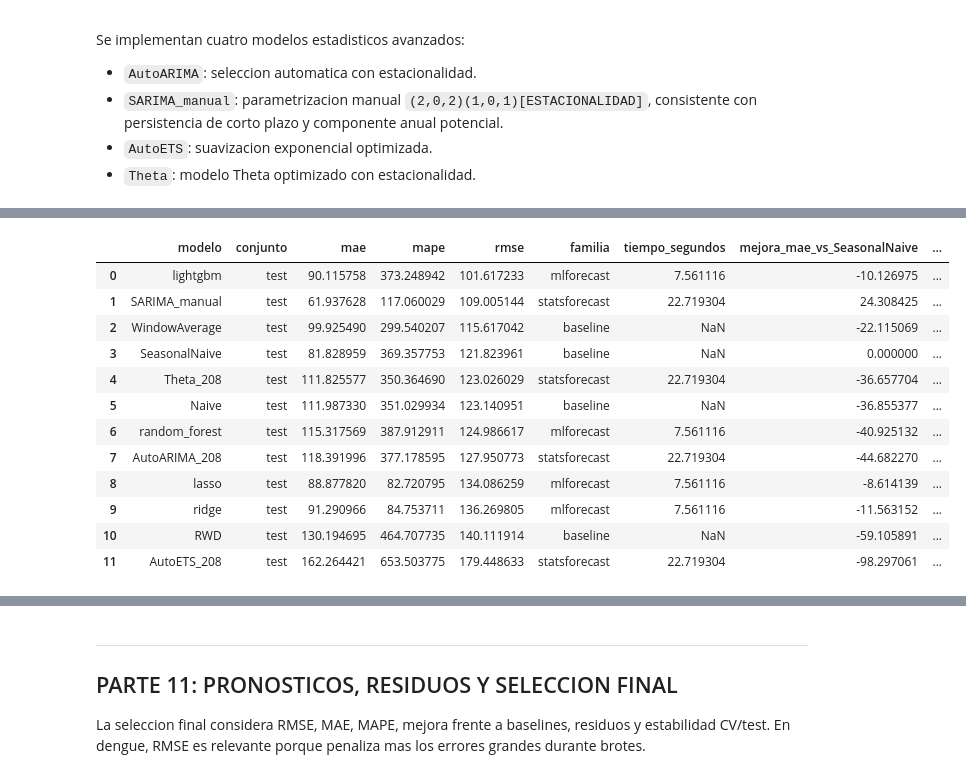
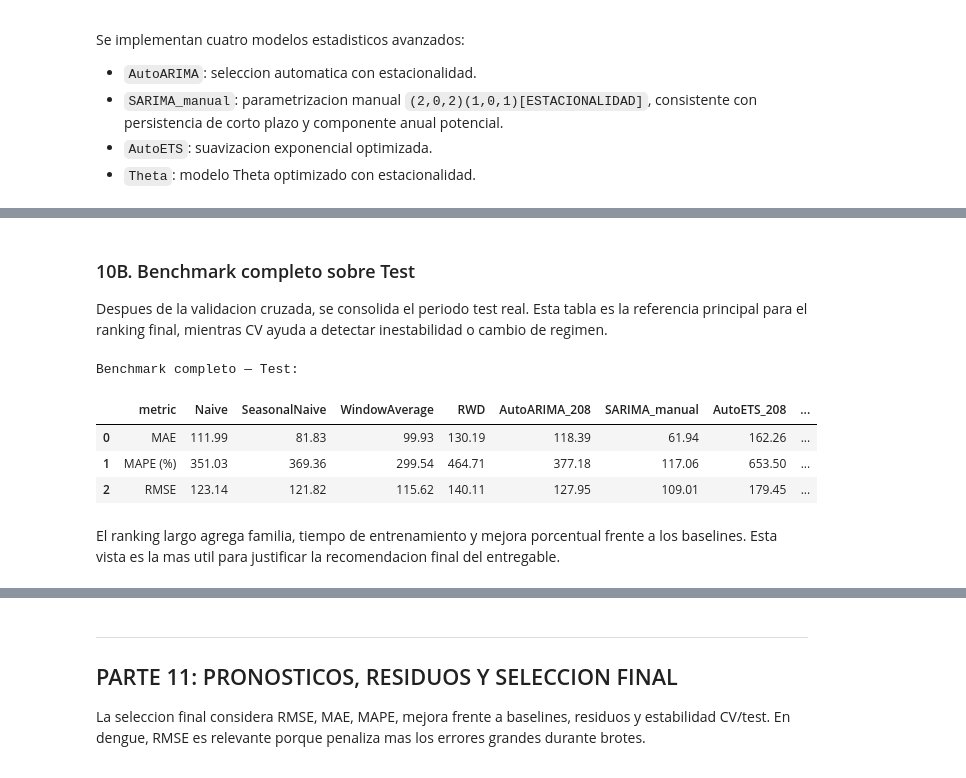
Before and after one commit to almeneses/series_temporales, a Jupyter notebook: proyecto_2/fase2_marko_david_alejandro_meneses.ipynb, the cells around one changed output, grey strips where cells are left out. Drawn from its saved outputs; the diff is of its cells as text; code cells hidden in the pictures.

```diff
--- a/proyecto_2/fase2_marko_david_alejandro_meneses.ipynb
+++ b/proyecto_2/fase2_marko_david_alejandro_meneses.ipynb
@@ -92,7 +92,8 @@ UNIQUE_ID = "dengue_cali"
 COLUMNA_FECHA = "fec_not"
 FRECUENCIA = "W-MON"
 FECHA_CORTE = "2020-01-01"
-ESTACIONALIDAD = 52*4
+ESTACIONALIDAD_ANUAL = 52
+ESTACIONALIDAD = ESTACIONALIDAD_ANUAL * 4
 SEED = 42
 
 MODELOS_BASELINE = ["Naive", "SeasonalNaive", "WindowAverage", "RWD"]
@@ -398,7 +399,7 @@ print(f"Primeros lags significativos PACF: {sig_pacf[:15]}")
 print("\nACF en rezagos de interes estacional:")
 display(tabla_acf_estacional(acf_vals))
 
-lags_sugeridos_ml = sorted(set([lag for lag in sig_pacf[:8] if lag <= 24] + [52]))
+lags_sugeridos_ml = sorted(set([lag for lag in sig_pacf[:8] if lag <= 24] + [ESTACIONALIDAD_ANUAL]))
 print(f"\nLags sugeridos por PACF + referencia anual: {lags_sugeridos_ml}")
 # %% [output]
 Resumen descriptivo de la serie imputada:
@@ -993,4 +1003,12 @@ Se entrenan cuatro modelos obligatorios: dos lineales regularizados y dos ensemb
 # %%
+FAMILIA_ML = {
+    "ridge": "ml_lineal",
+    "lasso": "ml_lineal",
+    "random_forest": "ml_ensemble_boosting",
+    "lightgbm": "ml_ensemble_boosting",
+}
+
+
 def evaluar_candidato_ml(nombre, modelo, train_ml, h=26, n_windows=3, step_size=26):
     """Evalua un candidato MLForecast por RMSE promedio en CV temporal."""
     fcst = crear_mlforecast({nombre: modelo})
@@ -1038,11 +1056,13 @@ def optimizar_modelos_ml(train_ml):
         mejor = min([f for f in filas if f["modelo"] == nombre], key=lambda x: x["rmse_cv"])
         mejores[nombre] = dict(opciones)[mejor["parametros"]]
 
-    return mejores, pd.DataFrame(filas).sort_values(["modelo", "rmse_cv"])
+    resultados = pd.DataFrame(filas)
+    resultados["familia"] = resultados["modelo"].map(FAMILIA_ML)
+    return mejores, resultados.sort_values(["familia", "modelo", "rmse_cv"])
 
 
 modelos_ml, resultados_tuning_ml = optimizar_modelos_ml(train_ml)
 print("Mejores hiperparametros por modelo:")
-display(resultados_tuning_ml.groupby("modelo").head(1))
+display(estilo_ranking_metricas(resultados_tuning_ml.groupby("modelo", sort=False).head(1), columnas=["rmse_cv"]))
 # %% [output]
 Mejores hiperparametros por modelo:
@@ -1146,45 +1284,50 @@ Folds (cutoffs): [Timestamp('2017-01-02 00:00:00'), Timestamp('2018-01-01 00:00:
+# %% [markdown]
+### 10B. Benchmark completo sobre Test
+
+Despues de la validacion cruzada, se consolida el periodo test real. Esta tabla es la referencia principal para el ranking final, mientras CV ayuda a detectar inestabilidad o cambio de regimen.
 # %%
 def agregar_mejoras_vs_baseline(metricas, baseline):
     """Agrega mejoras porcentuales frente a un baseline especifico."""
     metricas = metricas.copy()
     base = metricas.loc[metricas.modelo == baseline].iloc[0]
     for metrica in ["mae", "rmse", "mape"]:
         metricas[f"mejora_{metrica}_vs_{baseline}"] = (base[metrica] - metricas[metrica]) / base[metrica] * 100
     return metricas
 
 
 test_resultados = test.copy()
 for preds in [preds_baseline, preds_stats, preds_ml]:
     test_resultados = test_resultados.merge(preds, on=["unique_id", "ds"], how="left")
 
 modelos_todos = [c for c in test_resultados.columns if c not in ["unique_id", "ds", "y"]]
 test_resultados[modelos_todos] = test_resultados[modelos_todos].clip(lower=0)
 
+familia_modelo = {
+    **{modelo: "baseline" for modelo in modelos_baseline},
+    **{modelo: "statsforecast" for modelo in modelos_stats_col},
+    **FAMILIA_ML,
+}
+tiempo_modelo = {
+    **{modelo: np.nan for modelo in modelos_baseline},
+    **{modelo: tiempo_stats for modelo in modelos_stats_col},
+    **{modelo: tiempo_ml for modelo in modelos_ml_col},
+}
+
 metricas_test = calcular_metricas_pronostico(test_resultados, modelos_todos)
-metricas_test = metricas_test.merge(
-    pd.DataFrame({
-        "modelo": modelos_baseline + modelos_stats_col + modelos_ml_col,
-        "familia": ["baseline"] * len(modelos_baseline) + ["statsforecast"] * len(modelos_stats_col) + ["mlforecast"] * len(modelos_ml_col),
-        "tiempo_segundos": [np.nan] * len(modelos_baseline) + [tiempo_stats] * len(modelos_stats_col) + [tiempo_ml] * len(modelos_ml_col),
-    }),
-    on="modelo",
-    how="left",
-)
+metricas_test["familia"] = metricas_test["modelo"].map(familia_modelo)
+metricas_test["tiempo_segundos"] = metricas_test["modelo"].map(tiempo_modelo)
 metricas_test = agregar_mejoras_vs_baseline(metricas_test, "SeasonalNaive")
 metricas_test = agregar_mejoras_vs_baseline(metricas_test, "WindowAverage")
 
-display(metricas_test.sort_values("rmse"))
+print("Benchmark completo — Test:")
+display(evaluar_test_estilo(test_resultados, modelos_todos))
+
+graficar_rmse_modelos(metricas_test, "Ranking RMSE — Test")
 # %% [output]
+Benchmark completo — Test:
-|  | modelo | conjunto | mae | mape | rmse | familia | tiempo_segundos | mejora_mae_vs_SeasonalNaive | ... |
-| 0 | lightgbm | test | 90.115758 | 373.248942 | 101.617233 | mlforecast | 7.561116 | -10.126975 | ... |
-| 1 | SARIMA_manual | test | 61.937628 | 117.060029 | 109.005144 | statsforecast | 22.719304 | 24.308425 | ... |
-| 2 | WindowAverage | test | 99.925490 | 299.540207 | 115.617042 | baseline | NaN | -22.115069 | ... |
-| 3 | SeasonalNaive | test | 81.828959 | 369.357753 | 121.823961 | baseline | NaN | 0.000000 | ... |
-| 4 | Theta_208 | test | 111.825577 | 350.364690 | 123.026029 | statsforecast | 22.719304 | -36.657704 | ... |
-| 5 | Naive | test | 111.987330 | 351.029934 | 123.140951 | baseline | NaN | -36.855377 | ... |
-| 6 | random_forest | test | 115.317569 | 387.912911 | 124.986617 | mlforecast | 7.561116 | -40.925132 | ... |
-| 7 | AutoARIMA_208 | test | 118.391996 | 377.178595 | 127.950773 | statsforecast | 22.719304 | -44.682270 | ... |
-| 8 | lasso | test | 88.877820 | 82.720795 | 134.086259 | mlforecast | 7.561116 | -8.614139 | ... |
-| 9 | ridge | test | 91.290966 | 84.753711 | 136.269805 | mlforecast | 7.561116 | -11.563152 | ... |
-| 10 | RWD | test | 130.194695 | 464.707735 | 140.111914 | baseline | NaN | -59.105891 | ... |
-| 11 | AutoETS_208 | test | 162.264421 | 653.503775 | 179.448633 | statsforecast | 22.719304 | -98.297061 | ... |
+|  | metric | Naive | SeasonalNaive | WindowAverage | RWD | AutoARIMA_208 | SARIMA_manual | AutoETS_208 | ... |
+| 0 | MAE | 111.99 | 81.83 | 99.93 | 130.19 | 118.39 | 61.94 | 162.26 | ... |
+| 1 | MAPE (%) | 351.03 | 369.36 | 299.54 | 464.71 | 377.18 | 117.06 | 653.50 | ... |
+| 2 | RMSE | 123.14 | 121.82 | 115.62 | 140.11 | 127.95 | 109.01 | 179.45 | ... |
+# %% [markdown]
+El ranking largo agrega familia, tiempo de entrenamiento y mejora porcentual frente a los baselines. Esta vista es la mas util para justificar la recomendacion final del entregable.
```
Also changed, not shown: parts of 24 cells of this notebook, 8 other files.
